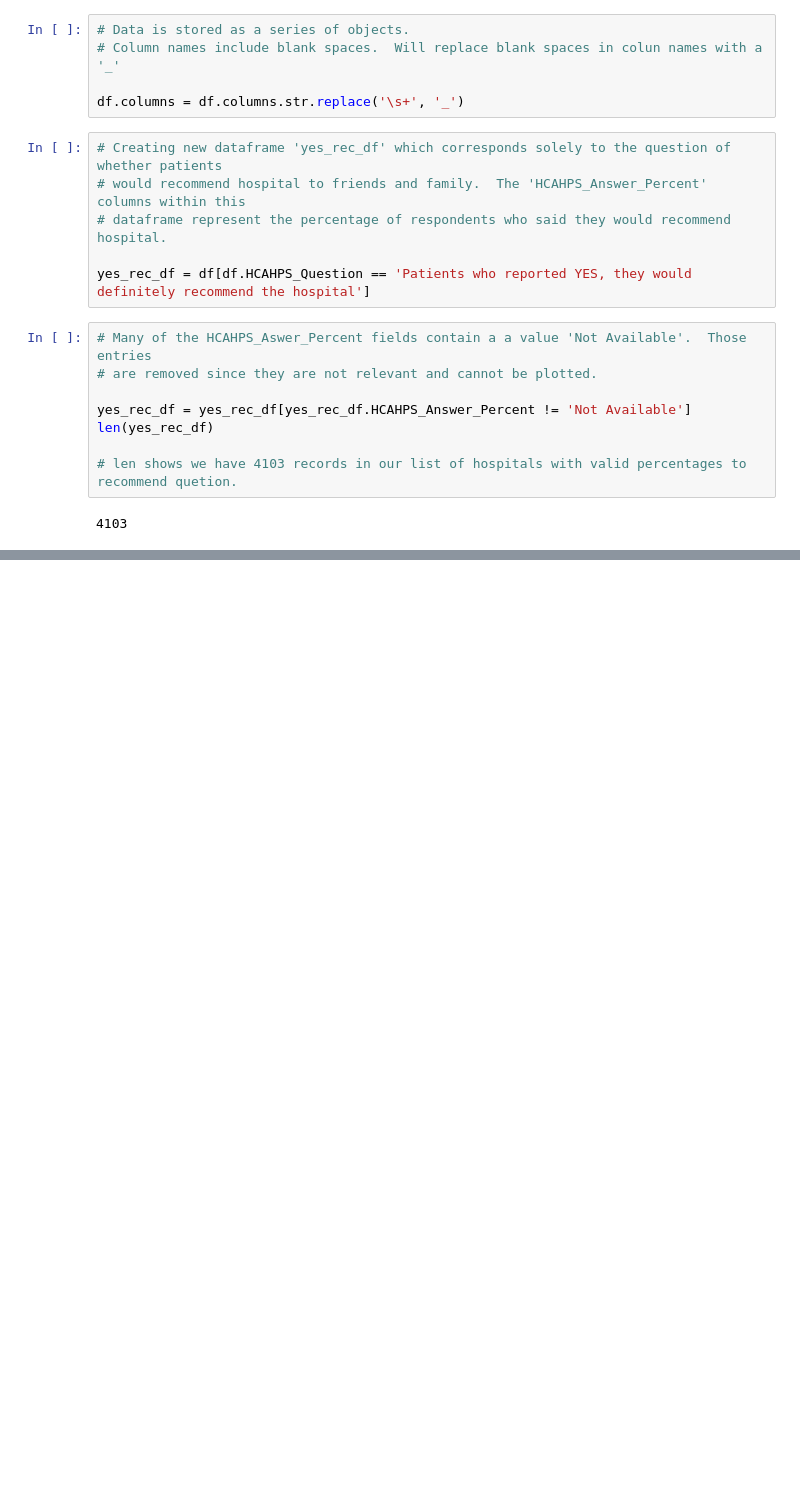
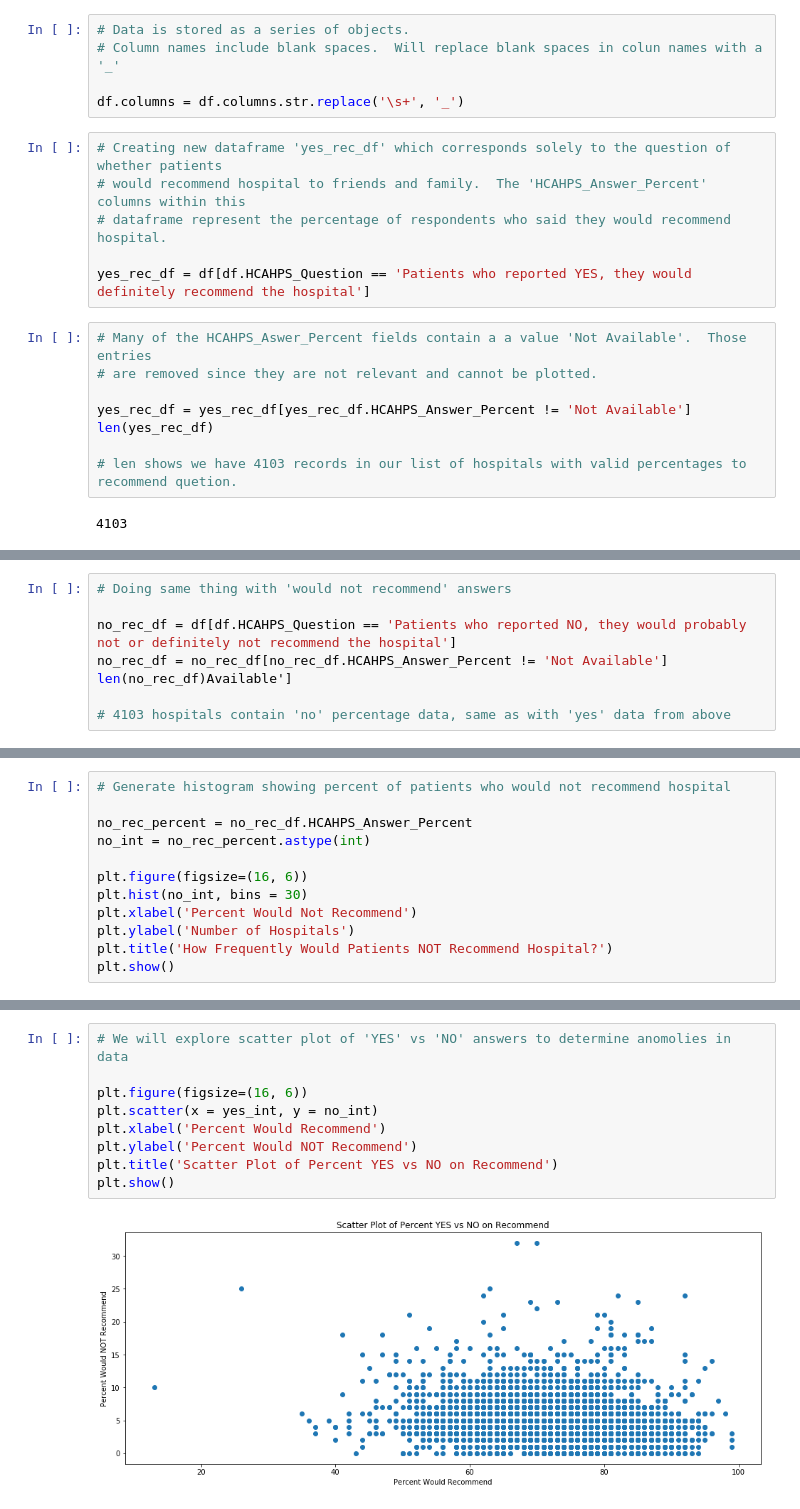
Before and after one commit to tapsmarty/Springboard, a Jupyter notebook: Hospital Patient Survey.ipynb, the cells around one changed output, grey strips where cells are left out. Cells and saved outputs as stored; diff of their text form; blank space fills up the shorter version.

```diff
--- a/Hospital Patient Survey.ipynb
+++ b/Hospital Patient Survey.ipynb
@@ -57,0 +88,8 @@ plt.show()
+# %%
+# Doing same thing with 'would not recommend' answers
+
+no_rec_df = df[df.HCAHPS_Question == 'Patients who reported NO, they would probably not or definitely not recommend the hospital']
+no_rec_df = no_rec_df[no_rec_df.HCAHPS_Answer_Percent != 'Not Available']
+len(no_rec_df)Available']
+
+# 4103 hospitals contain 'no' percentage data, same as with 'yes' data from above
@@ -57,0 +98,12 @@ plt.show()
+# %%
+# Generate histogram showing percent of patients who would not recommend hospital
+
+no_rec_percent = no_rec_df.HCAHPS_Answer_Percent
+no_int = no_rec_percent.astype(int)
+
+plt.figure(figsize=(16, 6))
+plt.hist(no_int, bins = 30)
+plt.xlabel('Percent Would Not Recommend')
+plt.ylabel('Number of Hospitals')
+plt.title('How Frequently Would Patients NOT Recommend Hospital?')
+plt.show()
@@ -57,0 +123,11 @@ plt.show()
+# %%
+# We will explore scatter plot of 'YES' vs 'NO' answers to determine anomolies in data
+
+plt.figure(figsize=(16, 6))
+plt.scatter(x = yes_int, y = no_int)
+plt.xlabel('Percent Would Recommend')
+plt.ylabel('Percent Would NOT Recommend')
+plt.title('Scatter Plot of Percent YES vs NO on Recommend')
+plt.show()
+# %% [output]
+[figure, added]
```
Also changed, not shown: parts of 12 cells of this notebook.
